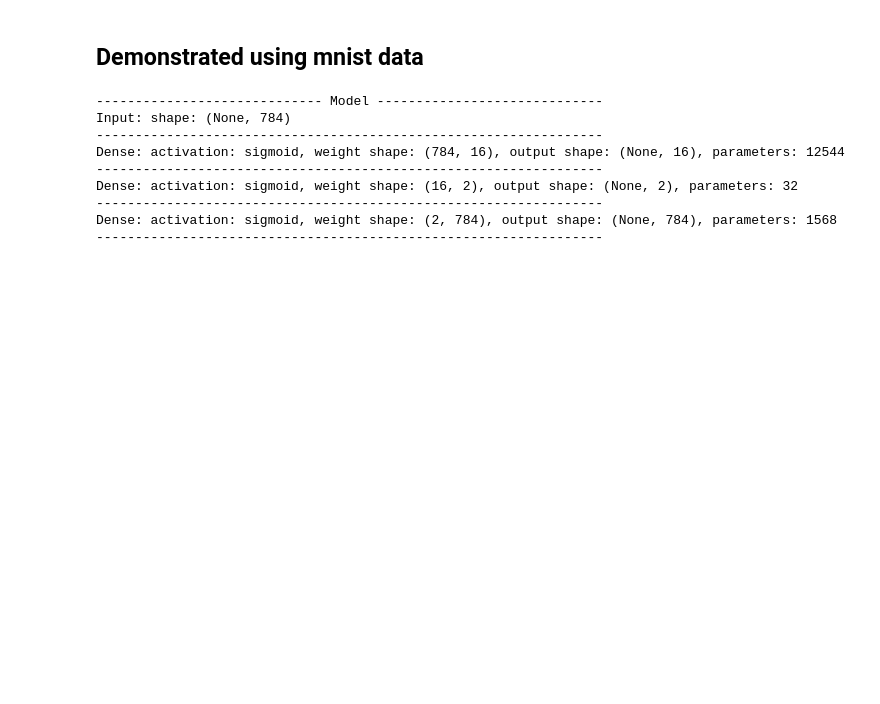
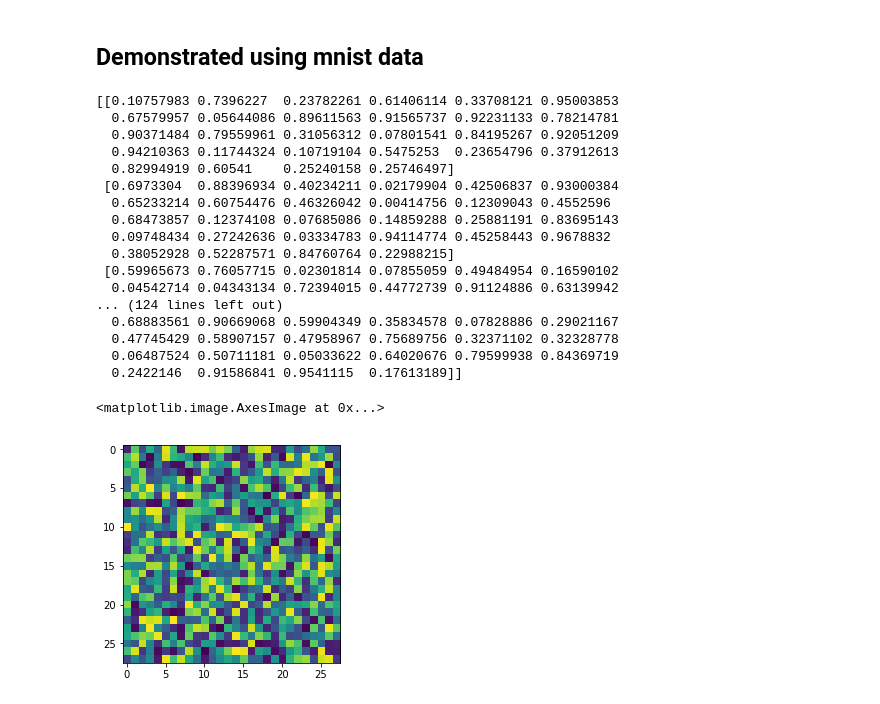
Before and after one commit to shyamsn97/barebones-ai, a Jupyter notebook: Applications/AutoEncoderExample.ipynb, the cells around one changed output. Drawn from its saved outputs; the diff is of its cells as text; code cells hidden in the pictures; blank space fills up the shorter version.

```diff
--- a/Applications/AutoEncoderExample.ipynb
+++ b/Applications/AutoEncoderExample.ipynb
@@ -48,7 +48,7 @@ class AutoEncoder():
         self.full_model.add(Input(X))
         self.count = 0
 
-    def create_encoder(self,layers=[Dense(16)],encoded_dims=2):
+    def create_encoder(self,layers=[Dense(32),Dense(512)],encoded_dims=2):
 
         self.count = 0
         for layer in layers:
@@ -57,7 +57,7 @@ class AutoEncoder():
 
         self.full_model.add(Dense(encoded_dims))
 
-    def create_decoder(self,layers=[]):
+    def create_decoder(self,layers=[Dense(32)]):
 
         if len(layers) > 0:
             for layer in layers:
@@ -75,40 +75,56 @@ class AutoEncoder():
 
         while layer != None:
             print(layer)
+            newlay = copy.deepcopy(layer)
             if count <= self.count:
-                self.encoder.add(copy.deepcopy(layer))
+                self.encoder.add(newlay)
+                self.encoder.outlayer.update(newlay.getWeights())
                 if count == a.count:
                     self.encoder.outlayer.next = None
                     self.decoder.add(Input(self.encoder.outlayer.output))
+
             else:
-                self.decoder.add(layer)
+                self.decoder.add(newlay)
+                self.decoder.outlayer.update(newlay.getWeights())
             layer = layer.getNext()
             count += 1
 
-    def train(self,learning_rate=0.001,epochs=100):
+    def train(self,learning_rate=0.0001,epochs=100,loss="mse"):
 
-        self.full_model.train(self.X,self.X,lr=learning_rate,epochs=epochs)
+        self.full_model.train(self.X,self.X,lr=learning_rate,epochs=epochs,loss=loss)
         self.finalize_encoder_decoder()
 
     def predict(self,X):
 
         encoded = self.encoder.predict(X)
         decoded = self.decoder.predict(encoded)
-        return encoded,decoded
+        return encoded,decoded, self.full_model.predict(X)
 # %%
-a = AutoEncoder(X_train[:250])
+a = AutoEncoder(X_train[:200])
 a.create_encoder()
 a.create_decoder()
-# %%
-print(a.full_model)
-# %% [output]
------------------------------ Model -----------------------------
-Input: shape: (None, 784)
------------------------------------------------------------------
-Dense: activation: sigmoid, weight shape: (784, 16), output shape: (None, 16), parameters: 12544
------------------------------------------------------------------
-Dense: activation: sigmoid, weight shape: (16, 2), output shape: (None, 2), parameters: 32
------------------------------------------------------------------
-Dense: activation: sigmoid, weight shape: (2, 784), output shape: (None, 784), parameters: 1568
------------------------------------------------------------------
+# %%
+prediction = a.full_model.predict(X_train[0].reshape(1,784)).reshape(28,28)
+print(prediction)
+plt.imshow(prediction)
+# %% [output]
+[[0.10757983 0.7396227  0.23782261 0.61406114 0.33708121 0.95003853
+  0.67579957 0.05644086 0.89611563 0.91565737 0.92231133 0.78214781
+  0.90371484 0.79559961 0.31056312 0.07801541 0.84195267 0.92051209
+  0.94210363 0.11744324 0.10719104 0.5475253  0.23654796 0.37912613
+  0.82994919 0.60541    0.25240158 0.25746497]
+ [0.6973304  0.88396934 0.40234211 0.02179904 0.42506837 0.93000384
+  0.65233214 0.60754476 0.46326042 0.00414756 0.12309043 0.4552596
+  0.68473857 0.12374108 0.07685086 0.14859288 0.25881191 0.83695143
+  0.09748434 0.27242636 0.03334783 0.94114774 0.45258443 0.9678832
+  0.38052928 0.52287571 0.84760764 0.22988215]
+ [0.59965673 0.76057715 0.02301814 0.07855059 0.49484954 0.16590102
+  0.04542714 0.04343134 0.72394015 0.44772739 0.91124886 0.63139942
+... (124 lines left out)
+  0.68883561 0.90669068 0.59904349 0.35834578 0.07828886 0.29021167
+  0.47745429 0.58907157 0.47958967 0.75689756 0.32371102 0.32328778
+  0.06487524 0.50711181 0.05033622 0.64020676 0.79599938 0.84369719
+  0.2422146  0.91586841 0.9541115  0.17613189]]
+<matplotlib.image.AxesImage at 0x...>
+[figure, added]
 # %%
```
Also changed, not shown: parts of 7 cells of this notebook, 2 other files.
